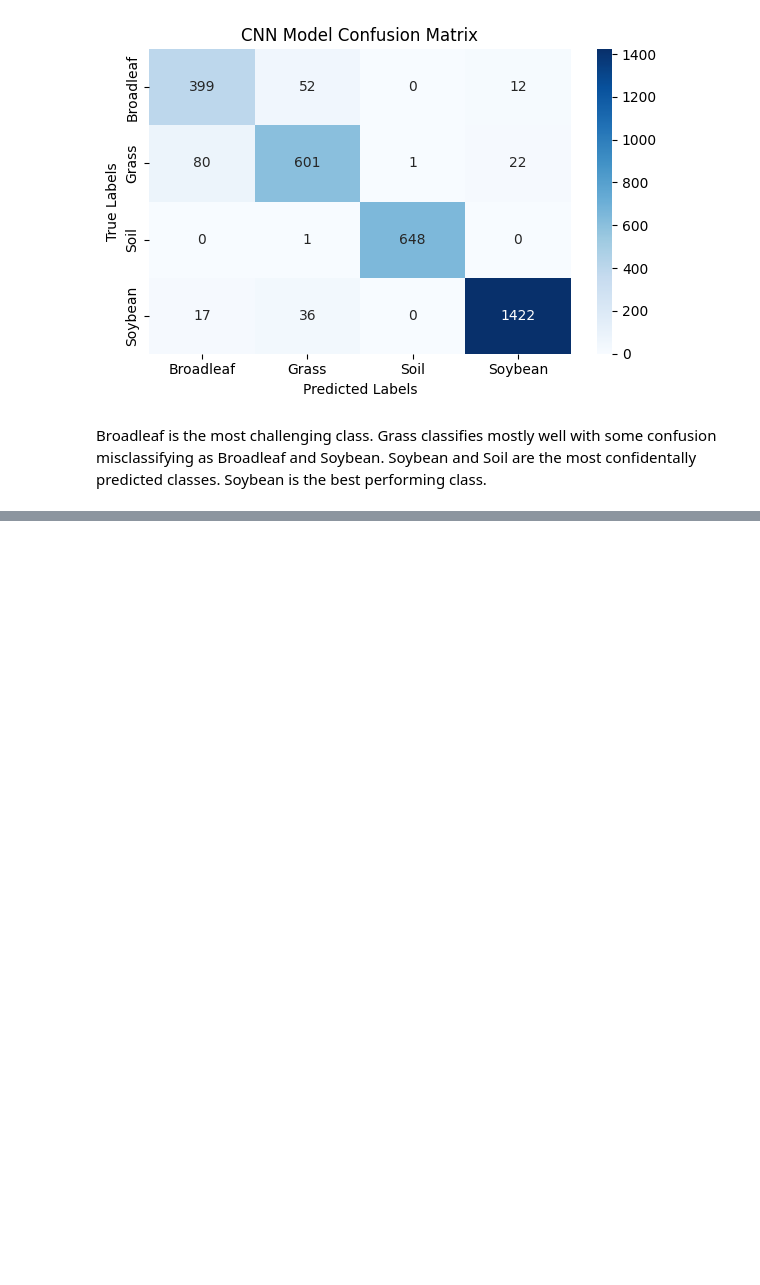
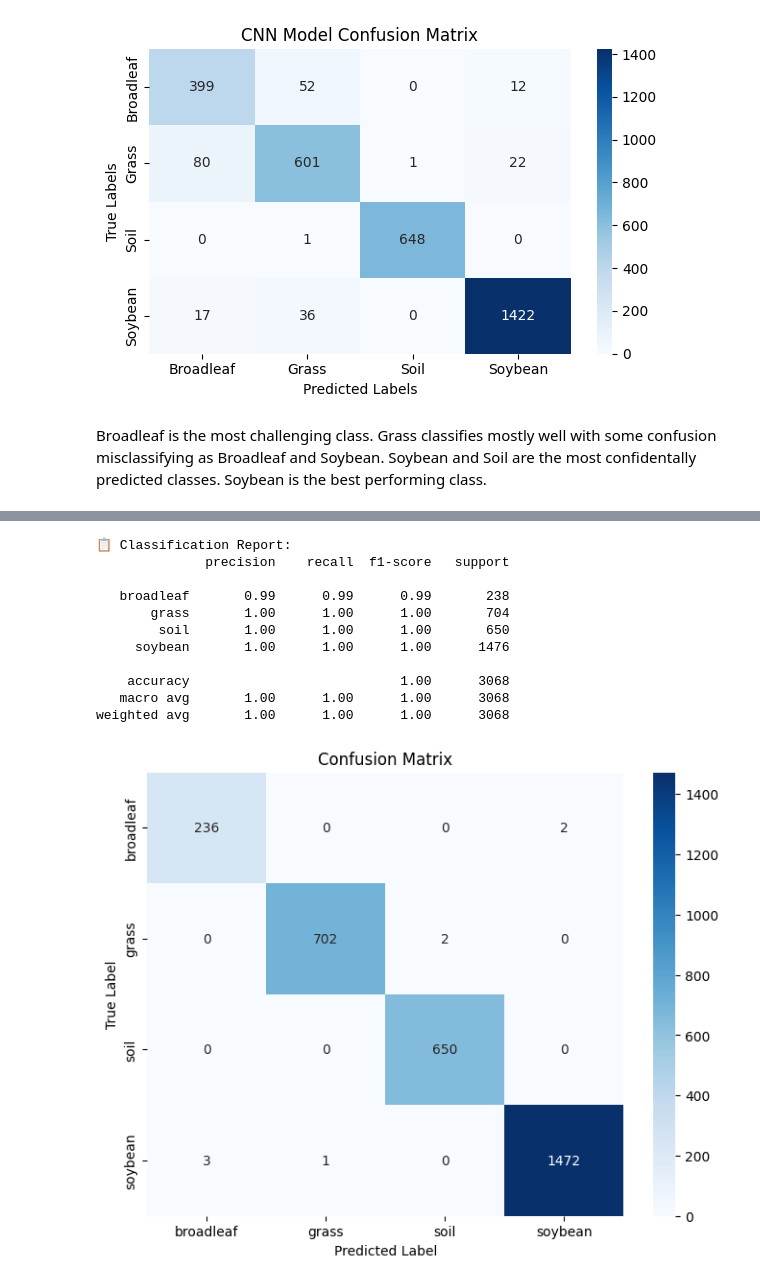
Before and after one commit to edgar-rosales95/ADS599-Capstone, a Jupyter notebook: Capstone V2.ipynb, the cells around one changed output, grey strips where cells are left out. Saved outputs shown, nothing was run; the diff lists cells and outputs as text; code cells hidden in the pictures; blank space fills up the shorter version.

```diff
--- a/Capstone V2.ipynb
+++ b/Capstone V2.ipynb
@@ -493,0 +705,10 @@ Broadleaf is the most challenging class. Grass classifies mostly well with some
+# %%
+# unfreeze the base model
+base_model.trainable = True
+
+# recompile the model with a lower learning rate
+model.compile(
+    optimizer=tf.keras.optimizers.Adam(learning_rate=1e-5),
+    loss='sparse_categorical_crossentropy',
+    metrics=['accuracy']
+)
@@ -493,0 +740,9 @@ Broadleaf is the most challenging class. Grass classifies mostly well with some
+# %%
+# Fine-tune the model with class weights
+fine_tune_history = model.fit(
+    train_ds,
+    validation_data=val_ds,
+    epochs=10,
+    callbacks=[early_stop],
+    class_weight=class_weight_dict
+)
@@ -493,0 +805,36 @@ Broadleaf is the most challenging class. Grass classifies mostly well with some
+# %%
+# reset lists
+y_true = []
+y_pred = []
+
+# predictions on validation set
+for images, labels in val_ds.unbatch():
+    preds = model.predict(tf.expand_dims(images, axis=0), verbose=0)
+    y_true.append(labels.numpy())
+    y_pred.append(np.argmax(preds))
+
+# classification Report
+print(" Classification Report:")
+print(classification_report(y_true, y_pred, target_names=class_names))
+
+# confusion Matrix
+cm = confusion_matrix(y_true, y_pred)
+plt.figure(figsize=(8, 6))
+sns.heatmap(cm, annot=True, cmap="Blues", xticklabels=class_names, yticklabels=class_names, fmt="d")
+plt.xlabel("Predicted Label")
+plt.ylabel("True Label")
+plt.title("Confusion Matrix")
+plt.show()
+# %% [output]
+📋 Classification Report:
+              precision    recall  f1-score   support
+
+   broadleaf       0.99      0.99      0.99       238
+       grass       1.00      1.00      1.00       704
+        soil       1.00      1.00      1.00       650
+     soybean       1.00      1.00      1.00      1476
+
+    accuracy                           1.00      3068
+   macro avg       1.00      1.00      1.00      3068
+weighted avg       1.00      1.00      1.00      3068
+[figure, added]
```
Also changed, not shown: parts of 19 cells of this notebook.
